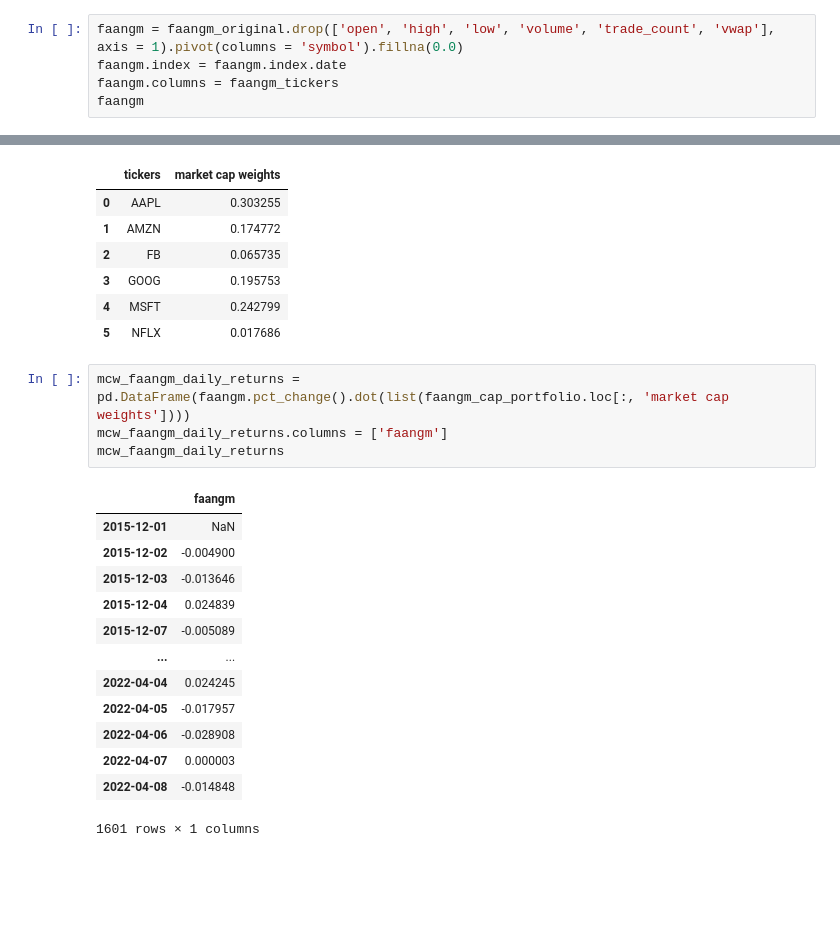
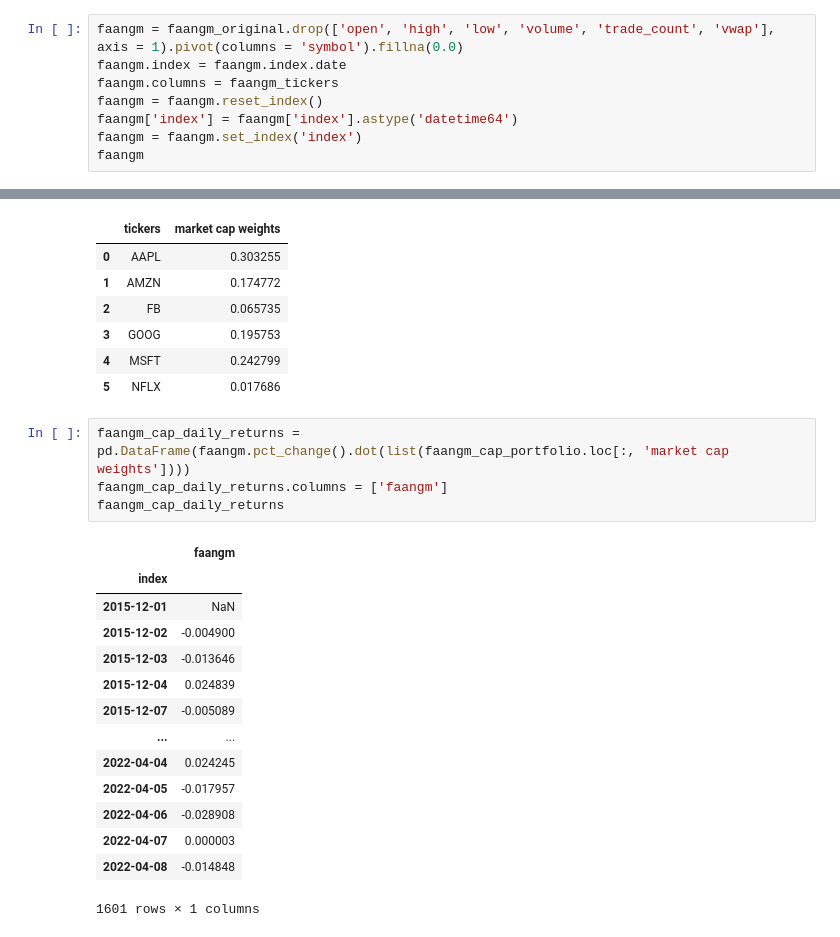
Before and after one commit to kennethologist/UPENN-GP4-P1, a Jupyter notebook: notebooks/alex.ipynb, the cells around one changed output, grey strips where cells are left out. Drawn from its saved outputs; the diff is of its cells as text; blank space fills up the shorter version.

```diff
--- a/notebooks/alex.ipynb
+++ b/notebooks/alex.ipynb
@@ -63,6 +64,9 @@ faangm_original
 faangm = faangm_original.drop(['open', 'high', 'low', 'volume', 'trade_count', 'vwap'], axis = 1).pivot(columns = 'symbol').fillna(0.0)
 faangm.index = faangm.index.date
 faangm.columns = faangm_tickers
+faangm = faangm.reset_index()
+faangm['index'] = faangm['index'].astype('datetime64')
+faangm = faangm.set_index('index')
 faangm
 # %% [output]
 |  | AAPL | AMZN | FB | GOOG | MSFT | NFLX |
@@ -182,11 +187,12 @@ faangm_cap_portfolio
 | 4 | MSFT | 0.242799 |
 | 5 | NFLX | 0.017686 |
 # %%
-mcw_faangm_daily_returns = pd.DataFrame(faangm.pct_change().dot(list(faangm_cap_portfolio.loc[:, 'market cap weights'])))
-mcw_faangm_daily_returns.columns = ['faangm']
-mcw_faangm_daily_returns
+faangm_cap_daily_returns = pd.DataFrame(faangm.pct_change().dot(list(faangm_cap_portfolio.loc[:, 'market cap weights'])))
+faangm_cap_daily_returns.columns = ['faangm']
+faangm_cap_daily_returns
 # %% [output]
 |  | faangm |
+| index |  |
 | 2015-12-01 | NaN |
 | 2015-12-02 | -0.004900 |
 | 2015-12-03 | -0.013646 |
```
Also changed, not shown: parts of 15 cells of this notebook.
